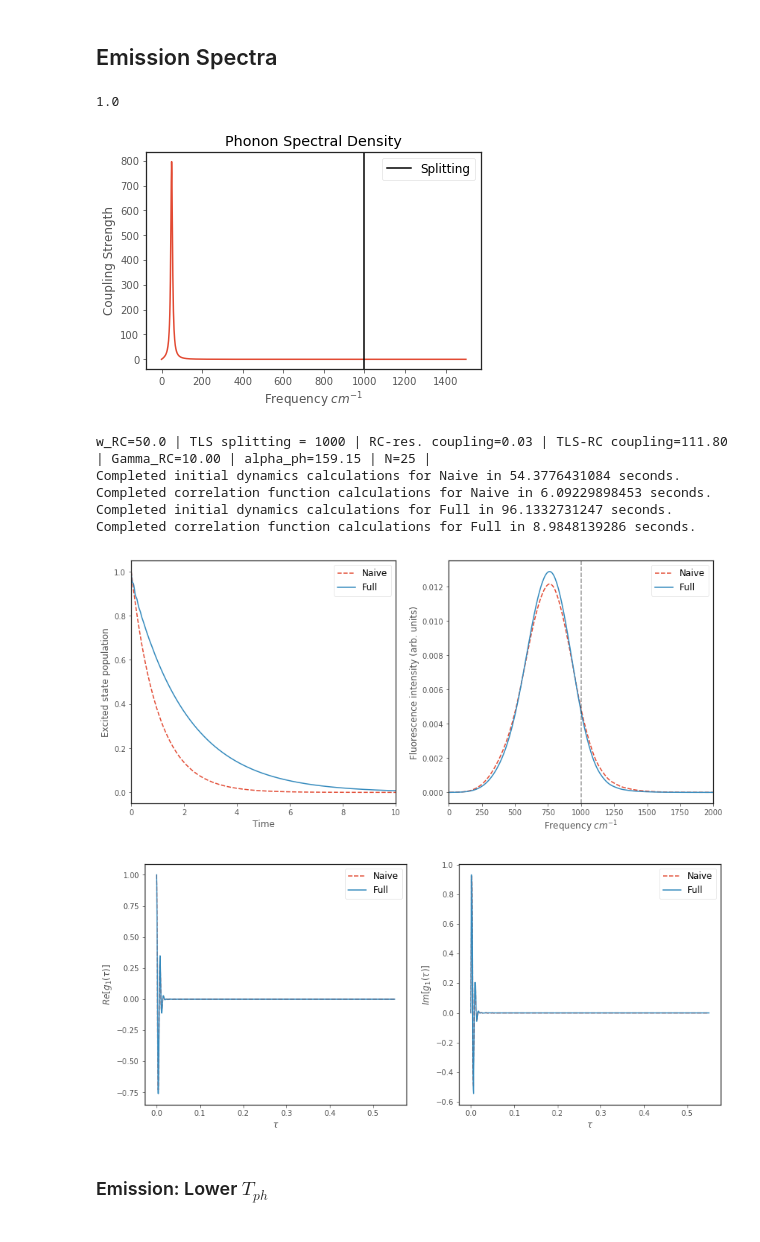
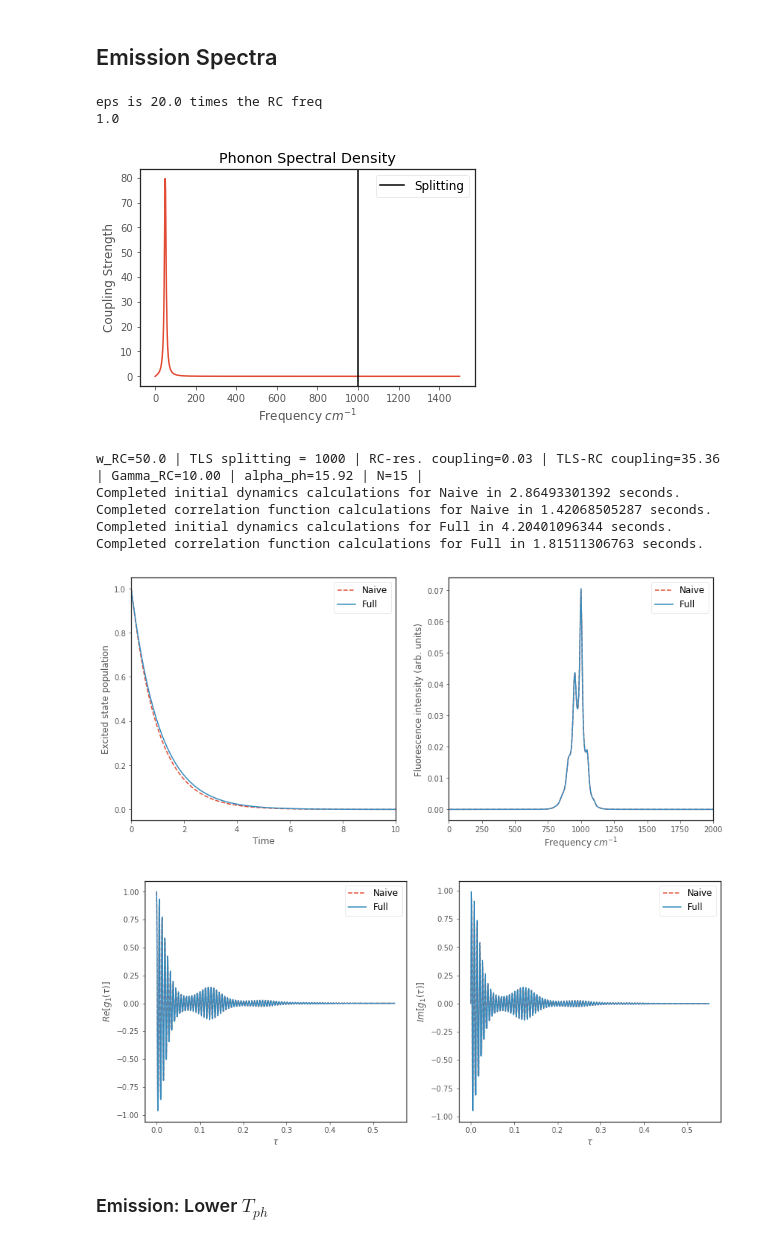
Before and after one commit to HenryMaguire/TLS-code, a Jupyter notebook: RWA_analysis.ipynb, the cells around one changed output. Saved outputs shown, nothing was run; the diff lists cells and outputs as text; code cells hidden in the pictures.

```diff
--- a/RWA_analysis.ipynb
+++ b/RWA_analysis.ipynb
@@ -169,25 +289,27 @@ Total run time:  57.60s
 # %%
 
 reload(SF)
-alpha_prop = 0.5
+alpha_prop = 0.05
 w0_prop = 0.05
 eps = 1000
+print "eps is {} times the RC freq".format(1/w0_prop)
 Gamma = eps*0.01
 Gamma_EM = eps*0.001
 print Gamma_EM
 # beginning in a product state of |E> and non-displaced thermal state (that's what the first parameters mean)
-freq, spec = SF.emission_spectra(2, 0, alpha_prop, eps, Gamma, w0_prop=w0_prop, T_ph=77., T_EM=77.,
-                                    Gamma_EM=Gamma_EM, overdamped=False, N=25)
+freq, spec = emission_spectra(2, 0, alpha_prop, eps, Gamma, w0_prop=w0_prop, T_ph=77., T_EM=77.,
+                                    Gamma_EM=Gamma_EM, overdamped=False, N=15)
 # %% [output]
+eps is 20.0 times the RC freq
 1.0
-[figure, old version]
+[figure, new version]
-w_RC=50.0 | TLS splitting = 1000 | RC-res. coupling=0.03 | TLS-RC coupling=111.80 | Gamma_RC=10.00 | alpha_ph=159.15 | N=25 |
-Completed initial dynamics calculations for Naive in 54.3776431084 seconds.
-Completed correlation function calculations for Naive in 6.09229898453 seconds.
-Completed initial dynamics calculations for Full in 96.1332731247 seconds.
-Completed correlation function calculations for Full in 8.9848139286 seconds.
+w_RC=50.0 | TLS splitting = 1000 | RC-res. coupling=0.03 | TLS-RC coupling=35.36 | Gamma_RC=10.00 | alpha_ph=15.92 | N=15 |
+Completed initial dynamics calculations for Naive in 2.86493301392 seconds.
+Completed correlation function calculations for Naive in 1.42068505287 seconds.
+Completed initial dynamics calculations for Full in 4.20401096344 seconds.
+Completed correlation function calculations for Full in 1.81511306763 seconds.
-[figure, old version]
+[figure, new version]
-[figure, old version]
+[figure, new version]
 # %% [markdown]
 ### Emission: Lower $T_{ph}$
 # %%
```
Also changed, not shown: parts of 14 cells of this notebook, 36 other files.
